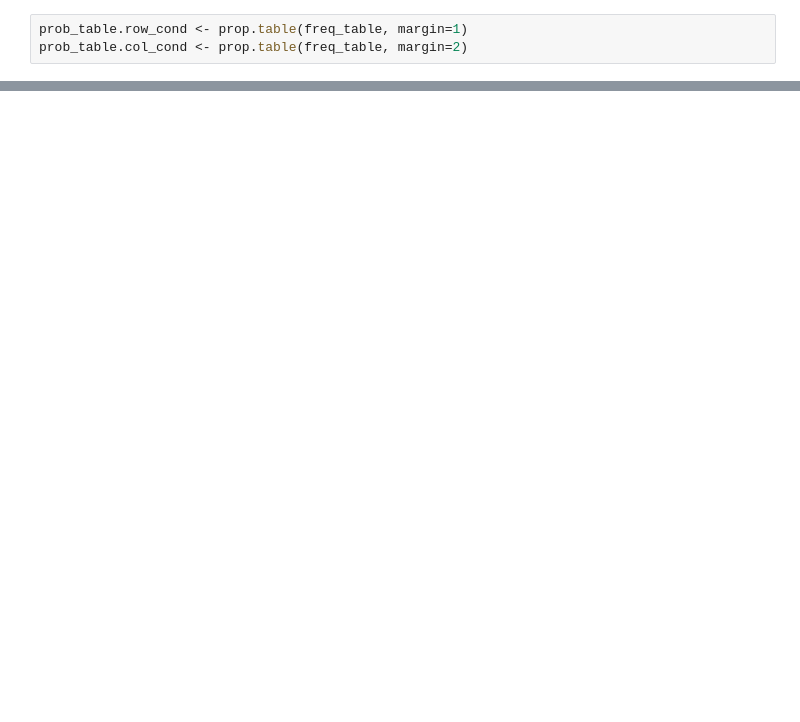
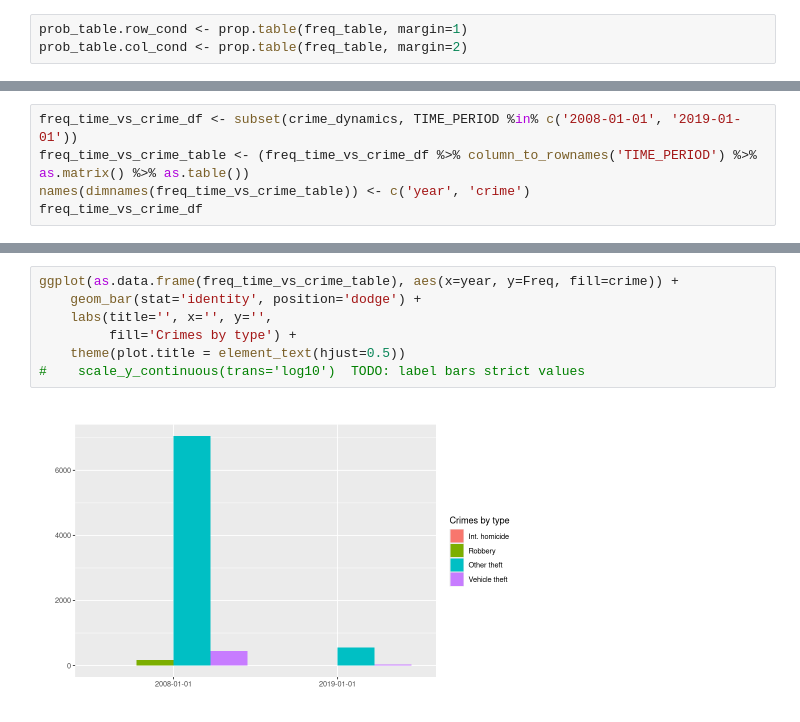
Before and after one commit to nickobard/eurostat-datasets-analysis, a Jupyter notebook: sem-1/semestral-work.ipynb, the cells around one changed output, grey strips where cells are left out. Saved outputs shown, nothing was run; the diff lists cells and outputs as text; blank space fills up the shorter version.

```diff
--- a/sem-1/semestral-work.ipynb
+++ b/sem-1/semestral-work.ipynb
@@ -112,0 +169,5 @@ ggplot(as.data.frame(prob_table.col_cond), aes(x=iccs, y=Freq, fill=geo)) +
+# %%
+freq_time_vs_crime_df <- subset(crime_dynamics, TIME_PERIOD %in% c('2008-01-01', '2019-01-01'))
+freq_time_vs_crime_table <- (freq_time_vs_crime_df %>% column_to_rownames('TIME_PERIOD') %>% as.matrix() %>% as.table())
+names(dimnames(freq_time_vs_crime_table)) <- c('year', 'crime')
+freq_time_vs_crime_df
@@ -112,0 +180,9 @@ ggplot(as.data.frame(prob_table.col_cond), aes(x=iccs, y=Freq, fill=geo)) +
+# %%
+ggplot(as.data.frame(freq_time_vs_crime_table), aes(x=year, y=Freq, fill=crime)) +
+    geom_bar(stat='identity', position='dodge') +
+    labs(title='', x='', y='',
+         fill='Crimes by type') +
+    theme(plot.title = element_text(hjust=0.5))
+#    scale_y_continuous(trans='log10')  TODO: label bars strict values
+# %% [output]
+[figure, added]
```
Also changed, not shown: parts of 20 cells of this notebook.
